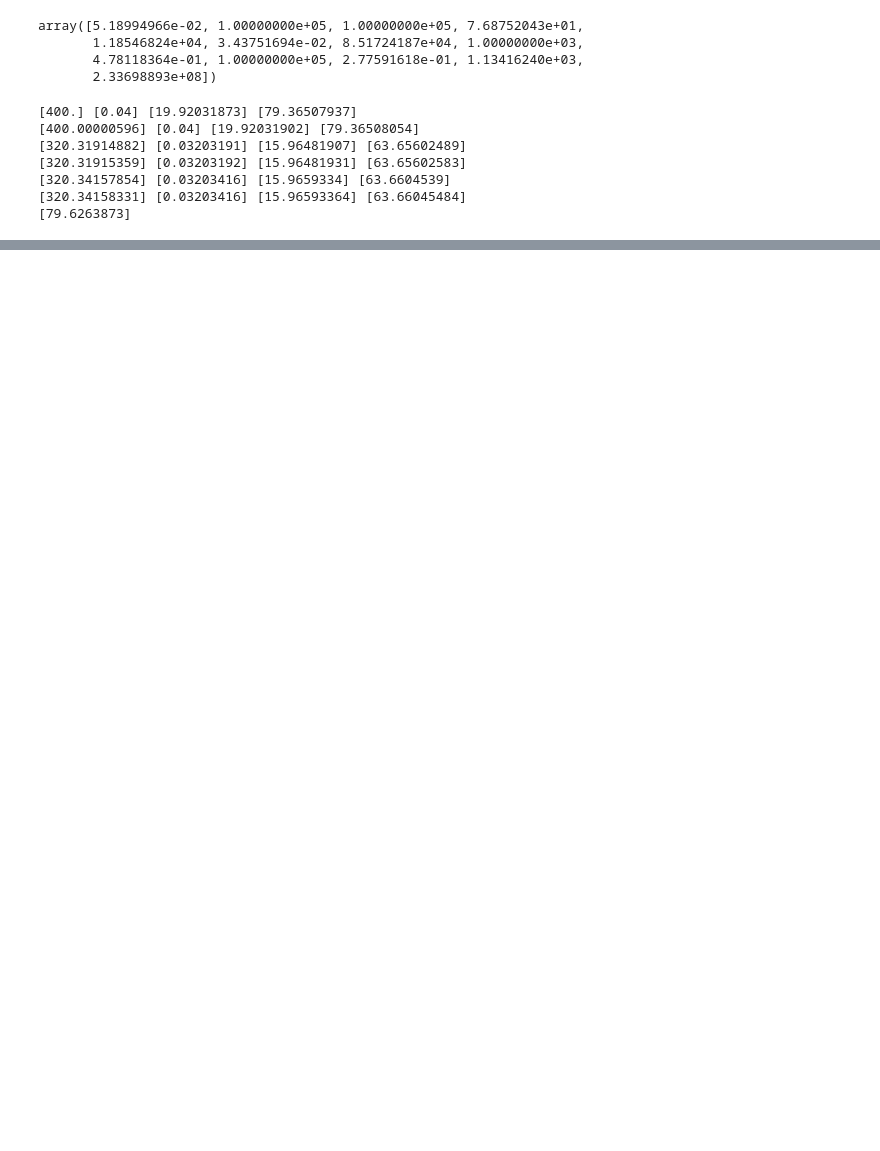
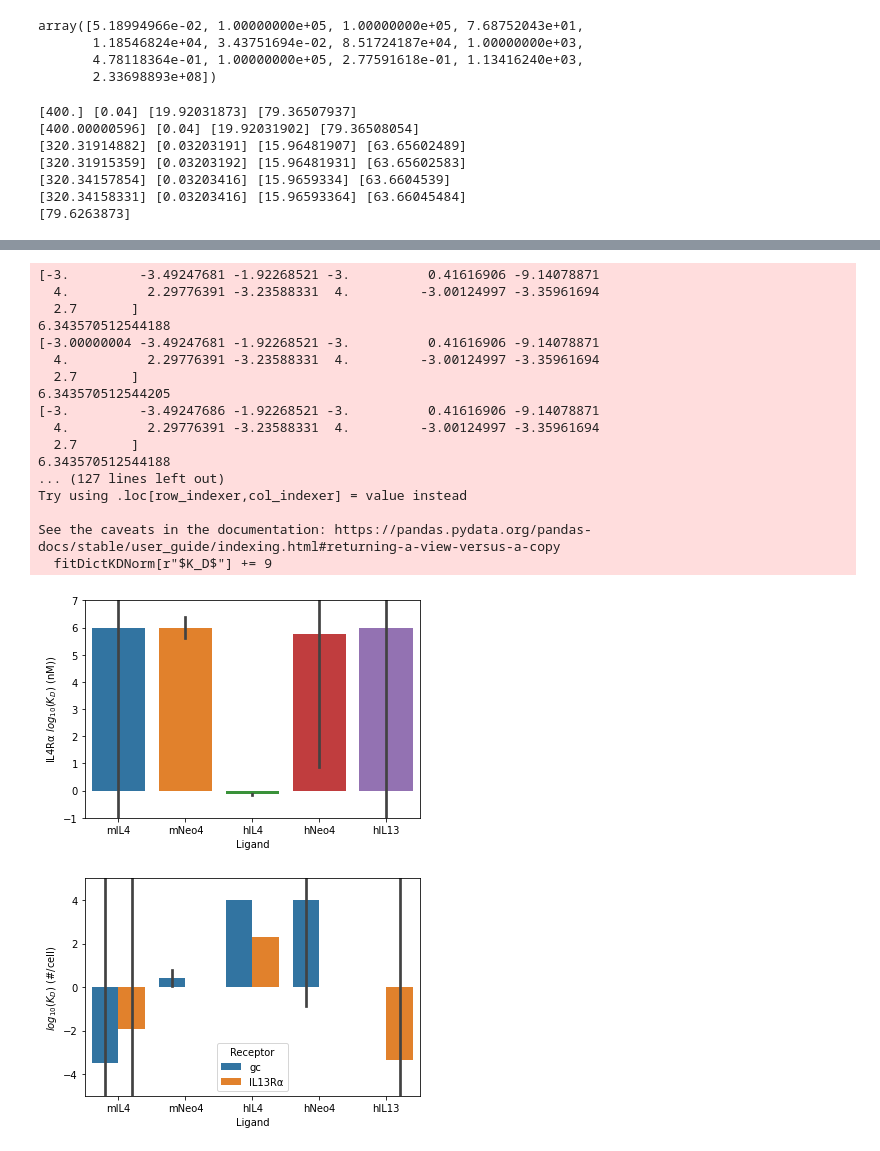
Before and after one commit to meyer-lab/IL4-model, a Jupyter notebook: polyc.ipynb, the cells around one changed output, grey strips where cells are left out. Cells and saved outputs as stored; diff of their text form; code cells hidden in the pictures; blank space fills up the shorter version.

```diff
--- a/polyc.ipynb
+++ b/polyc.ipynb
@@ -200,0 +223,23 @@ Text(0.5, 1.0, 'Multivalent binding model')
+# %%
+confIntSeq = getConfIntervalSeq()
+affFitSeq(confIntSeq)
+# %% [output]
+[-3.         -3.49247681 -1.92268521 -3.          0.41616906 -9.14078871
+  4.          2.29776391 -3.23588331  4.         -3.00124997 -3.35961694
+  2.7       ]
+6.343570512544188
+[-3.00000004 -3.49247681 -1.92268521 -3.          0.41616906 -9.14078871
+  4.          2.29776391 -3.23588331  4.         -3.00124997 -3.35961694
+  2.7       ]
+6.343570512544205
+[-3.         -3.49247686 -1.92268521 -3.          0.41616906 -9.14078871
+  4.          2.29776391 -3.23588331  4.         -3.00124997 -3.35961694
+  2.7       ]
+6.343570512544188
+... (127 lines left out)
+Try using .loc[row_indexer,col_indexer] = value instead
+
+See the caveats in the documentation: https://pandas.pydata.org/pandas-docs/stable/user_guide/indexing.html#returning-a-view-versus-a-copy
+  fitDictKDNorm[r"$K_D$"] += 9
+[figure, added]
+[figure, added]
```
Also changed, not shown: parts of 11 cells of this notebook, 3 other files.
